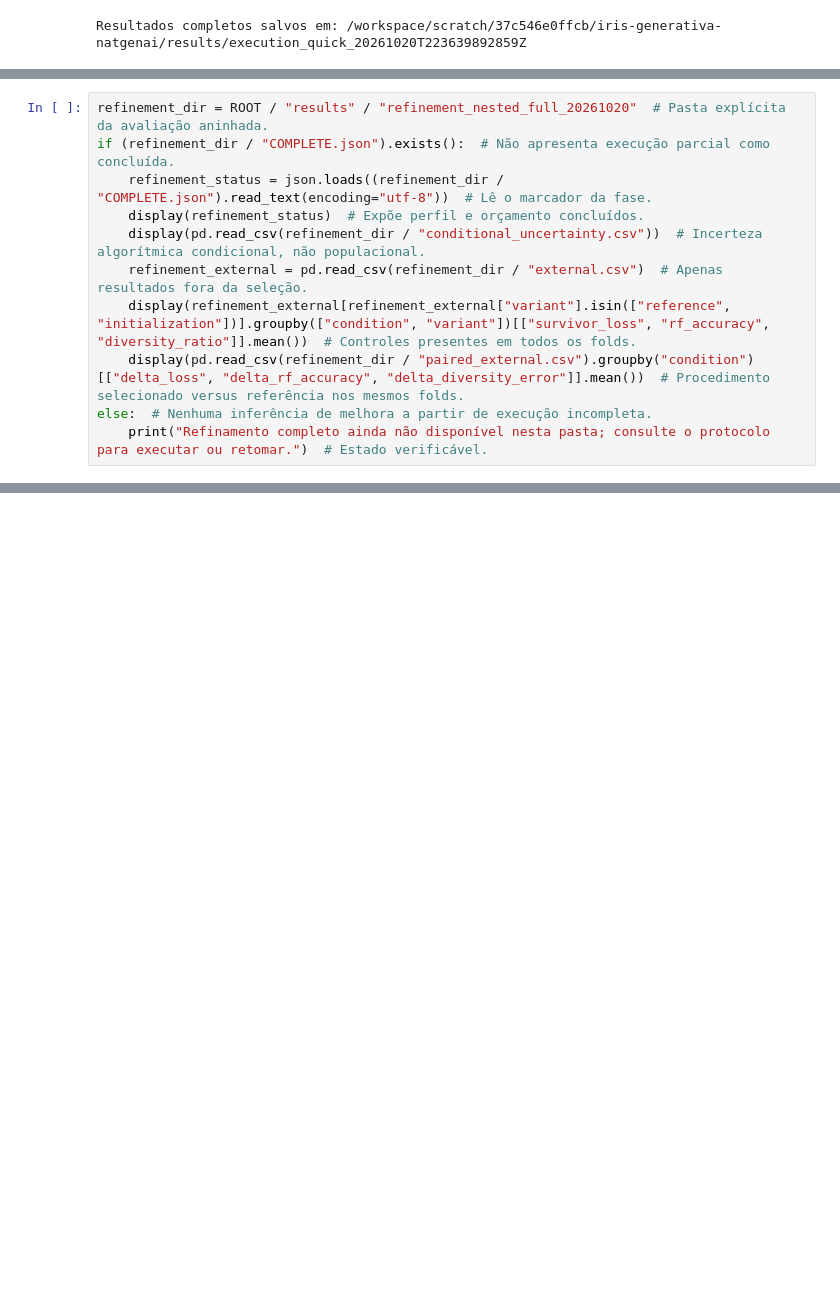
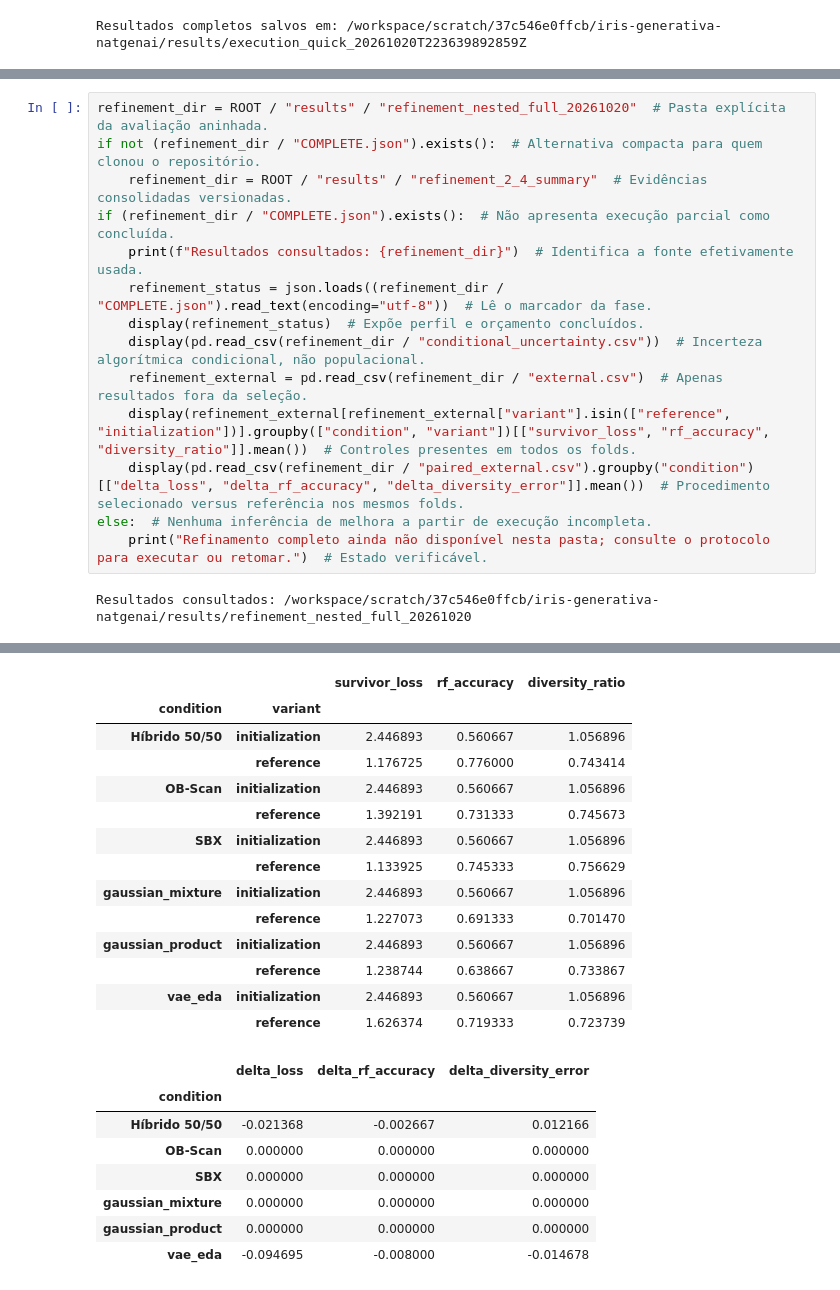
Before and after one commit to fmfelipemartins/iris-generativa-natgenai, a Jupyter notebook: notebooks/Iris_Generativa_NatGenAI.ipynb, the cells around one changed output, grey strips where cells are left out. Drawn from its saved outputs; the diff is of its cells as text; blank space fills up the shorter version.

Commit message:
Document full nested refinement evaluation and audit evidence

```diff
--- a/notebooks/Iris_Generativa_NatGenAI.ipynb
+++ b/notebooks/Iris_Generativa_NatGenAI.ipynb
@@ -410,6 +412,9 @@ Execute a busca pelo terminal conforme `docs/REFINAMENTO_2_4.md`. Esta célula a
 # %%
 refinement_dir = ROOT / "results" / "refinement_nested_full_20261020"  # Pasta explícita da avaliação aninhada.
+if not (refinement_dir / "COMPLETE.json").exists():  # Alternativa compacta para quem clonou o repositório.
+    refinement_dir = ROOT / "results" / "refinement_2_4_summary"  # Evidências consolidadas versionadas.
 if (refinement_dir / "COMPLETE.json").exists():  # Não apresenta execução parcial como concluída.
+    print(f"Resultados consultados: {refinement_dir}")  # Identifica a fonte efetivamente usada.
     refinement_status = json.loads((refinement_dir / "COMPLETE.json").read_text(encoding="utf-8"))  # Lê o marcador da fase.
     display(refinement_status)  # Expõe perfil e orçamento concluídos.
     display(pd.read_csv(refinement_dir / "conditional_uncertainty.csv"))  # Incerteza algorítmica condicional, não populacional.
@@ -418,3 +423,5 @@ if (refinement_dir / "COMPLETE.json").exists():  # Não apresenta execução par
     display(pd.read_csv(refinement_dir / "paired_external.csv").groupby("condition")[["delta_loss", "delta_rf_accuracy", "delta_diversity_error"]].mean())  # Procedimento selecionado versus referência nos mesmos folds.
 else:  # Nenhuma inferência de melhora a partir de execução incompleta.
     print("Refinamento completo ainda não disponível nesta pasta; consulte o protocolo para executar ou retomar.")  # Estado verificável.
+# %% [output]
+Resultados consultados: /workspace/scratch/37c546e0ffcb/iris-generativa-natgenai/results/refinement_nested_full_20261020
@@ -420,0 +440,22 @@ else:  # Nenhuma inferência de melhora a partir de execução incompleta.
+|  |  | survivor_loss | rf_accuracy | diversity_ratio |
+| condition | variant |  |  |  |
+| Híbrido 50/50 | initialization | 2.446893 | 0.560667 | 1.056896 |
+|  | reference | 1.176725 | 0.776000 | 0.743414 |
+| OB-Scan | initialization | 2.446893 | 0.560667 | 1.056896 |
+|  | reference | 1.392191 | 0.731333 | 0.745673 |
+| SBX | initialization | 2.446893 | 0.560667 | 1.056896 |
+|  | reference | 1.133925 | 0.745333 | 0.756629 |
+| gaussian_mixture | initialization | 2.446893 | 0.560667 | 1.056896 |
+|  | reference | 1.227073 | 0.691333 | 0.701470 |
+| gaussian_product | initialization | 2.446893 | 0.560667 | 1.056896 |
+|  | reference | 1.238744 | 0.638667 | 0.733867 |
+| vae_eda | initialization | 2.446893 | 0.560667 | 1.056896 |
+|  | reference | 1.626374 | 0.719333 | 0.723739 |
+|  | delta_loss | delta_rf_accuracy | delta_diversity_error |
+| condition |  |  |  |
+| Híbrido 50/50 | -0.021368 | -0.002667 | 0.012166 |
+| OB-Scan | 0.000000 | 0.000000 | 0.000000 |
+| SBX | 0.000000 | 0.000000 | 0.000000 |
+| gaussian_mixture | 0.000000 | 0.000000 | 0.000000 |
+| gaussian_product | 0.000000 | 0.000000 | 0.000000 |
+| vae_eda | -0.094695 | -0.008000 | -0.014678 |
```
Also changed, not shown: parts of 2 cells of this notebook, 44 other files.
